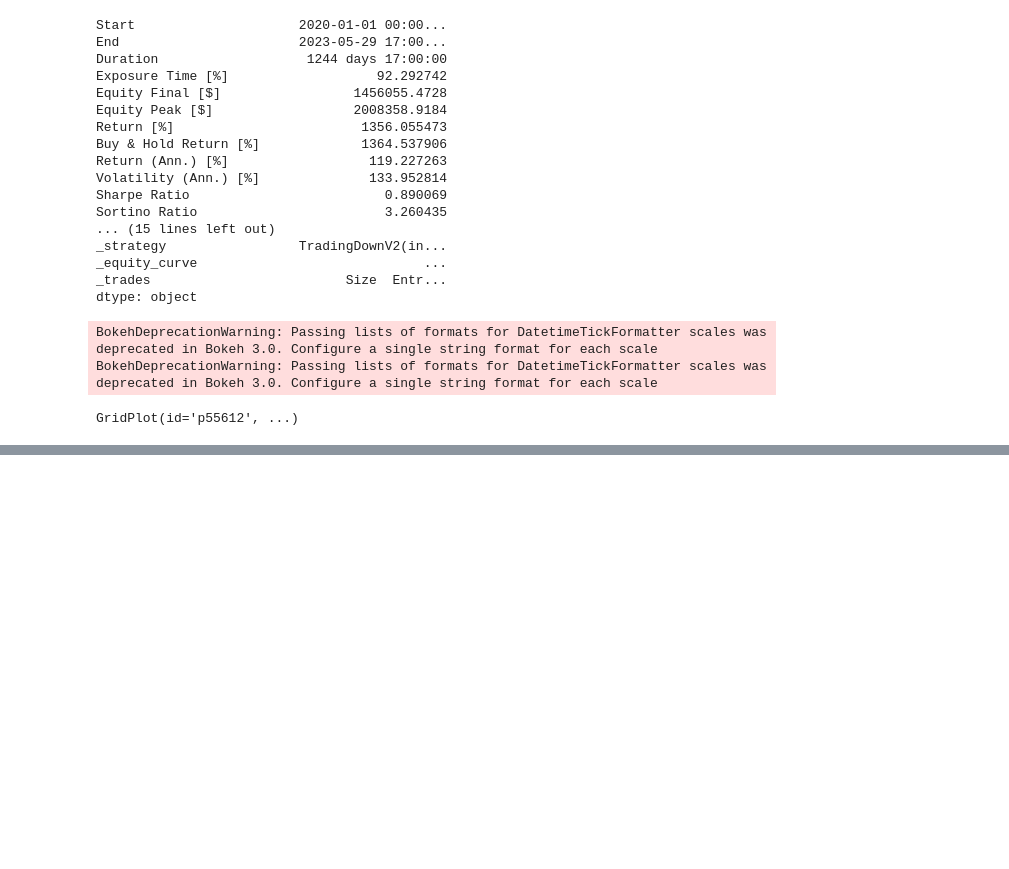
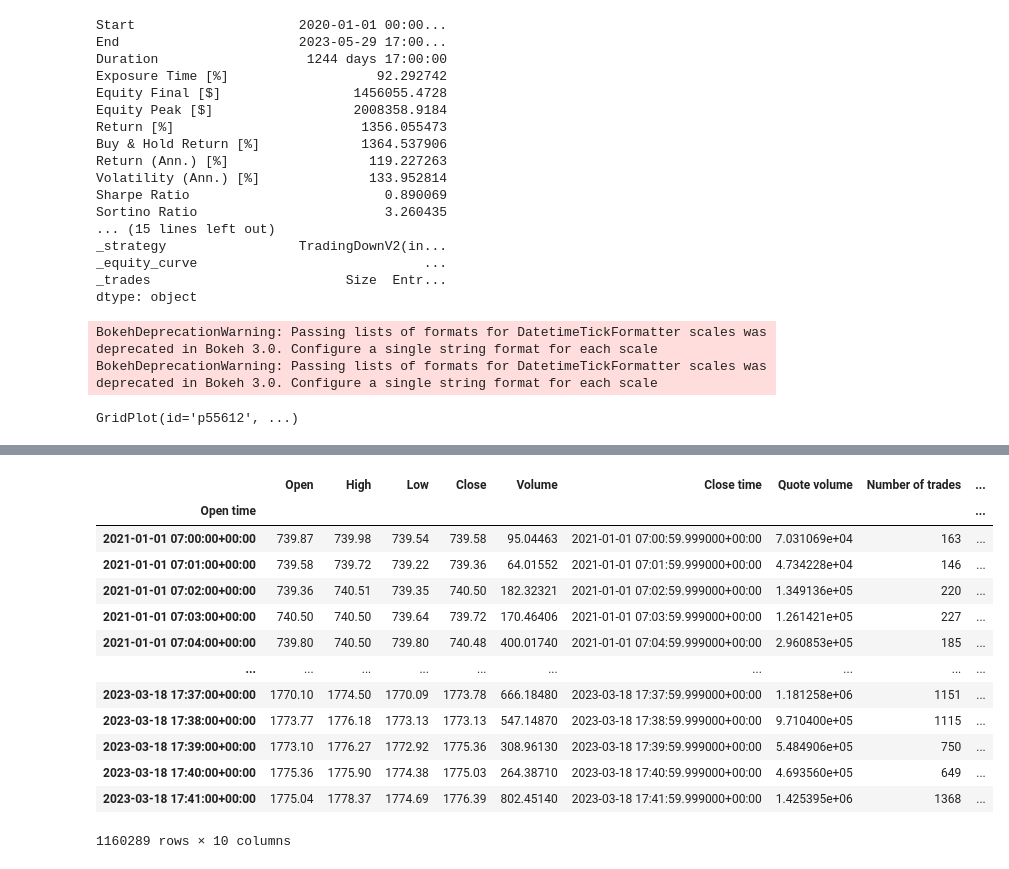
Before and after one commit to eervin123/position-management, a Jupyter notebook: backtesting_exit_strategies.ipynb, the cells around one changed output, grey strips where cells are left out. Cells and saved outputs as stored; diff of their text form; code cells hidden in the pictures; blank space fills up the shorter version.

```diff
--- a/backtesting_exit_strategies.ipynb
+++ b/backtesting_exit_strategies.ipynb
@@ -647,0 +631,21 @@ GridPlot(id='p55612', ...)
+# %%
+eth_1m = pd.read_csv('ETHUSDT_1m.csv', index_col=0, parse_dates=True)
+eth_1m.dropna(inplace=True)
+eth_1m.rename(columns={'Open time':'Datetime'}, inplace=True)
+
+eth_1m
+# %% [output]
+|  | Open | High | Low | Close | Volume | Close time | Quote volume | Number of trades | ... |
+| Open time |  |  |  |  |  |  |  |  | ... |
+| 2021-01-01 07:00:00+00:00 | 739.87 | 739.98 | 739.54 | 739.58 | 95.04463 | 2021-01-01 07:00:59.999000+00:00 | 7.031069e+04 | 163 | ... |
+| 2021-01-01 07:01:00+00:00 | 739.58 | 739.72 | 739.22 | 739.36 | 64.01552 | 2021-01-01 07:01:59.999000+00:00 | 4.734228e+04 | 146 | ... |
+| 2021-01-01 07:02:00+00:00 | 739.36 | 740.51 | 739.35 | 740.50 | 182.32321 | 2021-01-01 07:02:59.999000+00:00 | 1.349136e+05 | 220 | ... |
+| 2021-01-01 07:03:00+00:00 | 740.50 | 740.50 | 739.64 | 739.72 | 170.46406 | 2021-01-01 07:03:59.999000+00:00 | 1.261421e+05 | 227 | ... |
+| 2021-01-01 07:04:00+00:00 | 739.80 | 740.50 | 739.80 | 740.48 | 400.01740 | 2021-01-01 07:04:59.999000+00:00 | 2.960853e+05 | 185 | ... |
+| ... | ... | ... | ... | ... | ... | ... | ... | ... | ... |
+| 2023-03-18 17:37:00+00:00 | 1770.10 | 1774.50 | 1770.09 | 1773.78 | 666.18480 | 2023-03-18 17:37:59.999000+00:00 | 1.181258e+06 | 1151 | ... |
+| 2023-03-18 17:38:00+00:00 | 1773.77 | 1776.18 | 1773.13 | 1773.13 | 547.14870 | 2023-03-18 17:38:59.999000+00:00 | 9.710400e+05 | 1115 | ... |
+| 2023-03-18 17:39:00+00:00 | 1773.10 | 1776.27 | 1772.92 | 1775.36 | 308.96130 | 2023-03-18 17:39:59.999000+00:00 | 5.484906e+05 | 750 | ... |
+| 2023-03-18 17:40:00+00:00 | 1775.36 | 1775.90 | 1774.38 | 1775.03 | 264.38710 | 2023-03-18 17:40:59.999000+00:00 | 4.693560e+05 | 649 | ... |
+| 2023-03-18 17:41:00+00:00 | 1775.04 | 1778.37 | 1774.69 | 1776.39 | 802.45140 | 2023-03-18 17:41:59.999000+00:00 | 1.425395e+06 | 1368 | ... |
+1160289 rows × 10 columns
```
Also changed, not shown: parts of 24 cells of this notebook, 2 other files.
